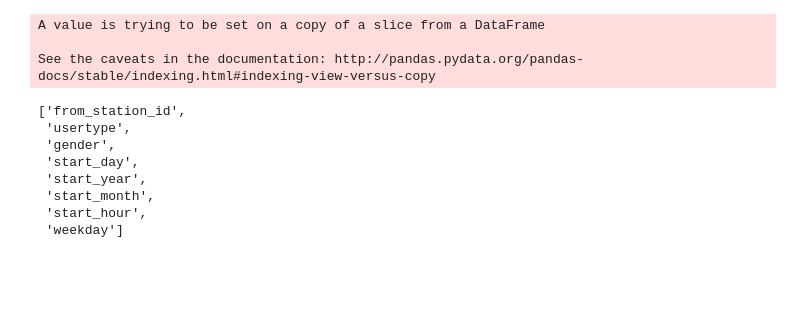
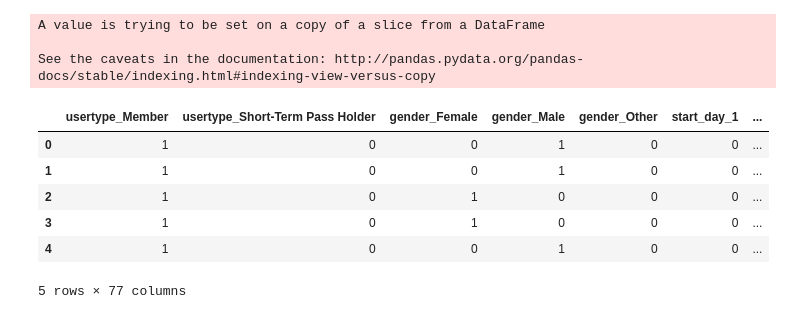
Before and after one commit to BCI-Hardware/model-describer, a Jupyter notebook: ModelDescriberTutorial.ipynb, the cells around one changed output. Drawn from its saved outputs; the diff is of its cells as text; code cells hidden in the pictures; blank space fills up the shorter version.

```diff
--- a/ModelDescriberTutorial.ipynb
+++ b/ModelDescriberTutorial.ipynb
@@ -270,25 +270,29 @@ A value is trying to be set on a copy of a slice from a DataFrame
 
 See the caveats in the documentation: http://pandas.pydata.org/pandas-docs/stable/indexing.html#indexing-view-versus-copy
 # %%
-categories = ['from_station_id', 'usertype',
+X = X.drop('from_station_id', axis=1)
+
+categories = [ 'usertype',
               'gender', 'start_day', 'start_year',
               'start_month', 'start_hour', 'weekday']
 
 continuous = [col for col in X.columns.tolist() if col not in categories]
-# %%
-categories
-# %% [output]
-['from_station_id',
- 'usertype',
- 'gender',
- 'start_day',
- 'start_year',
- 'start_month',
- 'start_hour',
- 'weekday']
 # %%
 
-X_cat = pd.get_dummies(X[categories]).values
+X_cat = pd.get_dummies(X[categories], columns=categories)
+
+X_cat_cols = X_cat.columns.tolist()
+#X_cat = X_cat.values
+# %%
+X_cat.head()
+# %% [output]
+|  | usertype_Member | usertype_Short-Term Pass Holder | gender_Female | gender_Male | gender_Other | start_day_1 | ... |
+| 0 | 1 | 0 | 0 | 1 | 0 | 0 | ... |
+| 1 | 1 | 0 | 0 | 1 | 0 | 0 | ... |
+| 2 | 1 | 0 | 1 | 0 | 0 | 0 | ... |
+| 3 | 1 | 0 | 1 | 0 | 0 | 0 | ... |
+| 4 | 1 | 0 | 0 | 1 | 0 | 0 | ... |
+5 rows × 77 columns
 # %%
 sc = StandardScaler()
 
```
Also changed, not shown: parts of 11 cells of this notebook.
